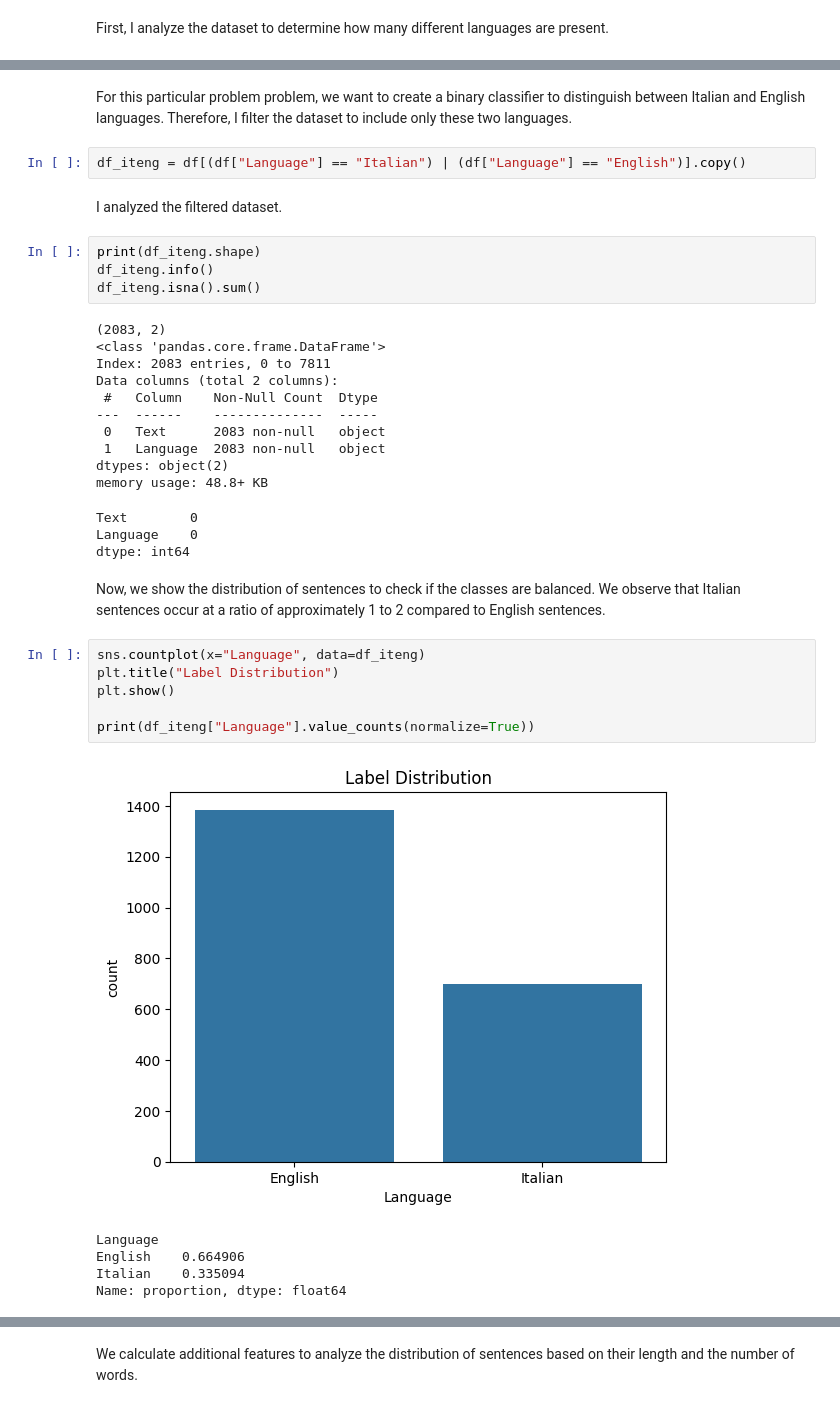
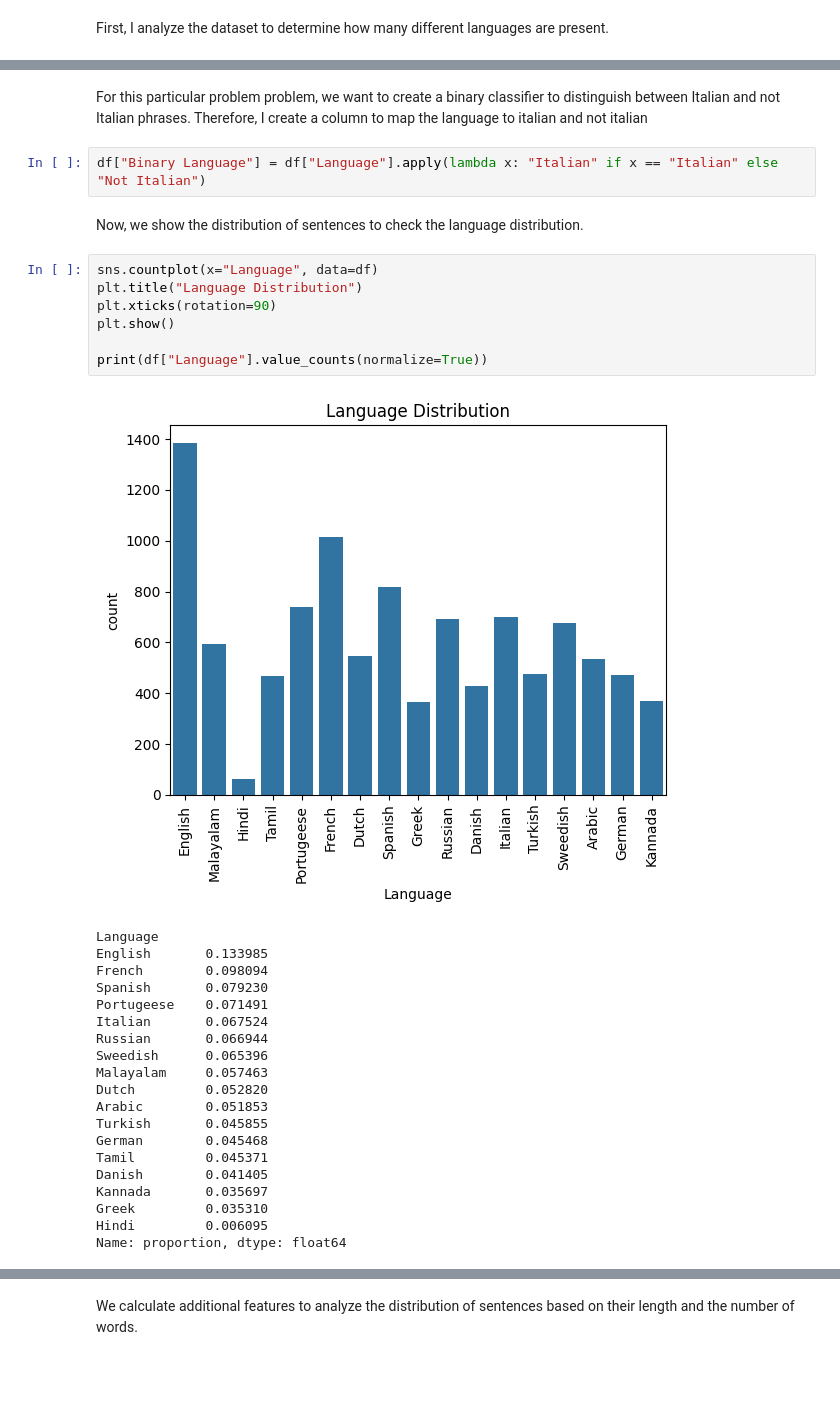
Before and after one commit to Simone-Smaldore/Language-Classifier, a Jupyter notebook: notebooks/1-Data_exploration.ipynb, the cells around one changed output, grey strips where cells are left out. Drawn from its saved outputs; the diff is of its cells as text; blank space fills up the shorter version.

Commit message:
Corretta previsione per individuare frasi italiane e non italiane

```diff
--- a/notebooks/1-Data_exploration.ipynb
+++ b/notebooks/1-Data_exploration.ipynb
@@ -26,38 +41,34 @@ Index(['Text', 'Language'], dtype='object')
 # %% [markdown]
-For this particular problem problem, we want to create a binary classifier to distinguish between Italian and English languages. Therefore, I filter the dataset to include only these two languages.
+For this particular problem problem, we want to create a binary classifier to distinguish between Italian and not Italian phrases. Therefore, I create a column to map the language to italian and not italian
 # %%
-df_iteng = df[(df["Language"] == "Italian") | (df["Language"] == "English")].copy()
+df["Binary Language"] = df["Language"].apply(lambda x: "Italian" if x == "Italian" else "Not Italian")
-# %% [markdown]
-I analyzed the filtered dataset.
-# %%
-print(df_iteng.shape)
-df_iteng.info()
-df_iteng.isna().sum()
-# %% [output]
-(2083, 2)
-<class 'pandas.core.frame.DataFrame'>
-Index: 2083 entries, 0 to 7811
-Data columns (total 2 columns):
- #   Column    Non-Null Count  Dtype
----  ------    --------------  -----
- 0   Text      2083 non-null   object
- 1   Language  2083 non-null   object
-dtypes: object(2)
-memory usage: 48.8+ KB
-Text        0
-Language    0
-dtype: int64
 # %% [markdown]
-Now, we show the distribution of sentences to check if the classes are balanced. We observe that Italian sentences occur at a ratio of approximately 1 to 2 compared to English sentences.
+Now, we show the distribution of sentences to check the language distribution.
 # %%
-sns.countplot(x="Language", data=df_iteng)
-plt.title("Label Distribution")
+sns.countplot(x="Language", data=df)
+plt.title("Language Distribution")
+plt.xticks(rotation=90)
 plt.show()
 
-print(df_iteng["Language"].value_counts(normalize=True))
+print(df["Language"].value_counts(normalize=True))
 # %% [output]
-[figure, old version]
+[figure, new version]
 Language
-English    0.664906
-Italian    0.335094
+English       0.133985
+French        0.098094
+Spanish       0.079230
+Portugeese    0.071491
+Italian       0.067524
+Russian       0.066944
+Sweedish      0.065396
+Malayalam     0.057463
+Dutch         0.052820
+Arabic        0.051853
+Turkish       0.045855
+German        0.045468
+Tamil         0.045371
+Danish        0.041405
+Kannada       0.035697
+Greek         0.035310
+Hindi         0.006095
 Name: proportion, dtype: float64
```
Also changed, not shown: parts of 6 cells of this notebook, 21 other files.
